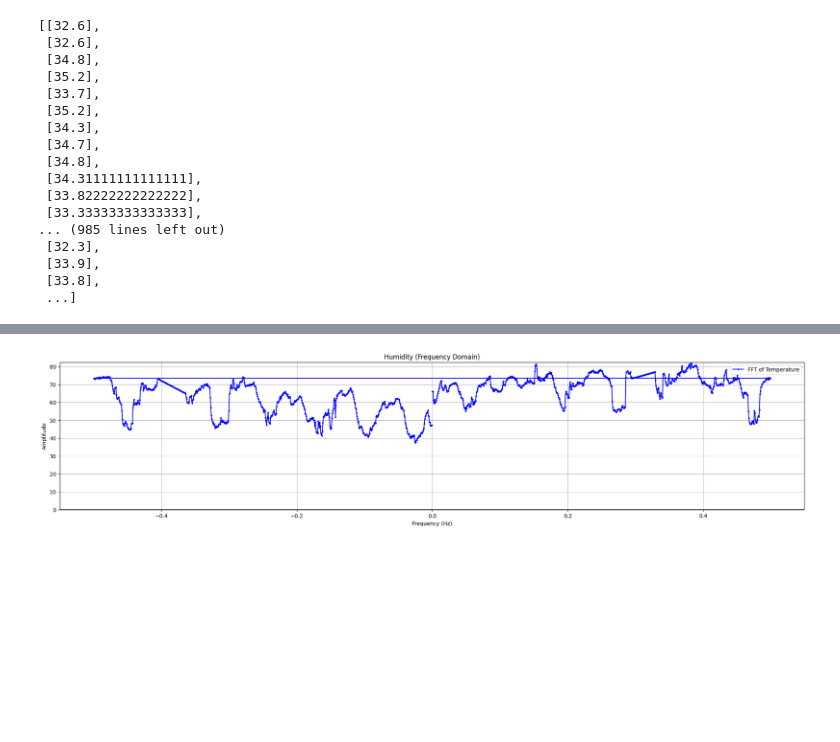
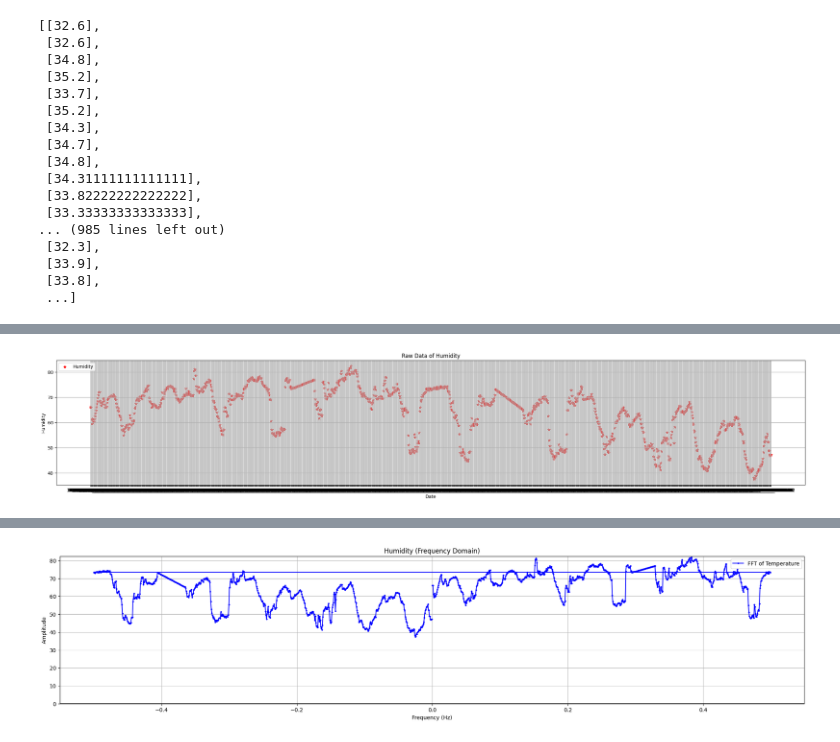
Before and after one commit to IanNoelBanta/DSP-MidtermProject, a Jupyter notebook: goodsData.ipynb, the cells around one changed output, grey strips where cells are left out. Cells and saved outputs as stored; diff of their text form; code cells hidden in the pictures; blank space fills up the shorter version.

```diff
--- a/goodsData.ipynb
+++ b/goodsData.ipynb
@@ -332,0 +326,4 @@ genCentralTendencies(genTempMean, genTempMedian, genTempMode, "Temperature")
+# %%
+genRawPlotter(datetemphumiDF["Date"], datetemphumiDF[["Humidity (%)"]],  "Humidity")
+# %% [output]
+[figure, added]
```
Also changed, not shown: parts of 22 cells of this notebook.
